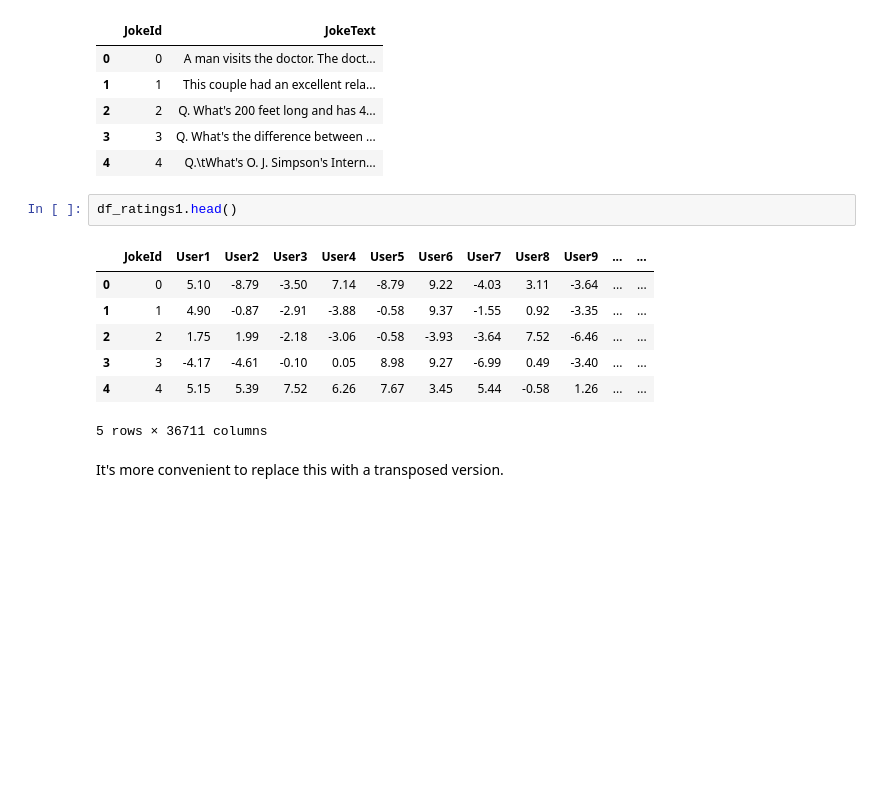
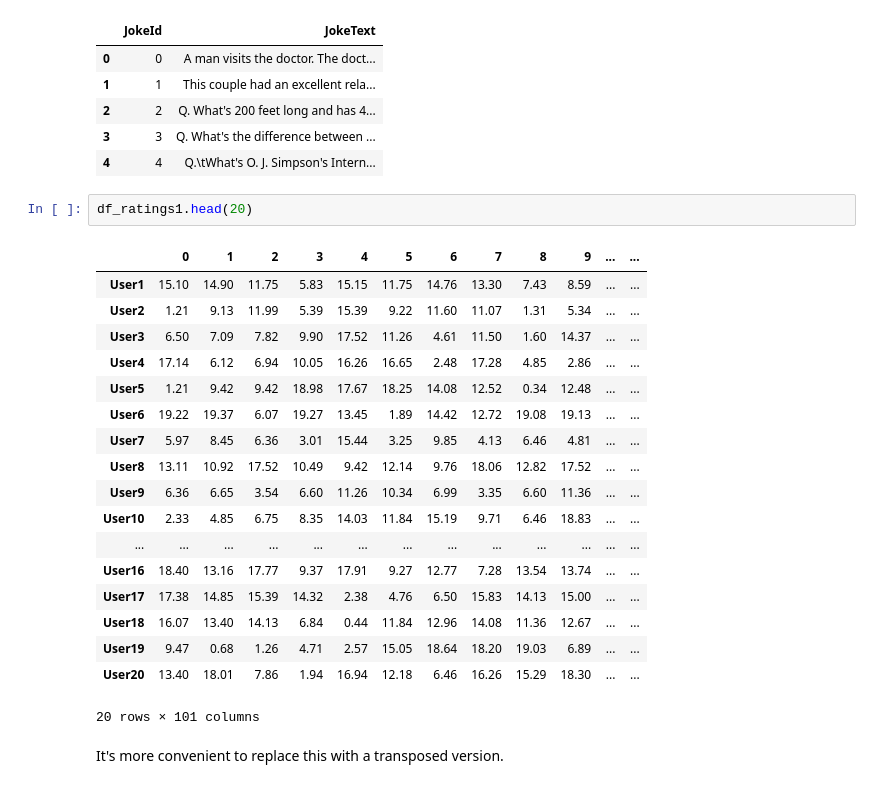
Before and after one commit to penichols10/joke_recommender, a Jupyter notebook: recommender_notebook.ipynb, the cells around one changed output. Saved outputs shown, nothing was run; the diff lists cells and outputs as text; blank space fills up the shorter version.

Commit message:
Finished code to sort jokes by recommendation.

```diff
--- a/recommender_notebook.ipynb
+++ b/recommender_notebook.ipynb
@@ -14,15 +14,26 @@ df_jokes.head()
 | 3 | 3 | Q. What's the difference between ... |
 | 4 | 4 | Q.\tWhat's O. J. Simpson's Intern... |
 # %%
-df_ratings1.head()
+df_ratings1.head(20)
 # %% [output]
-|  | JokeId | User1 | User2 | User3 | User4 | User5 | User6 | User7 | User8 | User9 | ... | ... |
-| 0 | 0 | 5.10 | -8.79 | -3.50 | 7.14 | -8.79 | 9.22 | -4.03 | 3.11 | -3.64 | ... | ... |
-| 1 | 1 | 4.90 | -0.87 | -2.91 | -3.88 | -0.58 | 9.37 | -1.55 | 0.92 | -3.35 | ... | ... |
-| 2 | 2 | 1.75 | 1.99 | -2.18 | -3.06 | -0.58 | -3.93 | -3.64 | 7.52 | -6.46 | ... | ... |
-| 3 | 3 | -4.17 | -4.61 | -0.10 | 0.05 | 8.98 | 9.27 | -6.99 | 0.49 | -3.40 | ... | ... |
-| 4 | 4 | 5.15 | 5.39 | 7.52 | 6.26 | 7.67 | 3.45 | 5.44 | -0.58 | 1.26 | ... | ... |
+|  | 0 | 1 | 2 | 3 | 4 | 5 | 6 | 7 | 8 | 9 | ... | ... |
+| User1 | 15.10 | 14.90 | 11.75 | 5.83 | 15.15 | 11.75 | 14.76 | 13.30 | 7.43 | 8.59 | ... | ... |
+| User2 | 1.21 | 9.13 | 11.99 | 5.39 | 15.39 | 9.22 | 11.60 | 11.07 | 1.31 | 5.34 | ... | ... |
+| User3 | 6.50 | 7.09 | 7.82 | 9.90 | 17.52 | 11.26 | 4.61 | 11.50 | 1.60 | 14.37 | ... | ... |
+| User4 | 17.14 | 6.12 | 6.94 | 10.05 | 16.26 | 16.65 | 2.48 | 17.28 | 4.85 | 2.86 | ... | ... |
+| User5 | 1.21 | 9.42 | 9.42 | 18.98 | 17.67 | 18.25 | 14.08 | 12.52 | 0.34 | 12.48 | ... | ... |
+| User6 | 19.22 | 19.37 | 6.07 | 19.27 | 13.45 | 1.89 | 14.42 | 12.72 | 19.08 | 19.13 | ... | ... |
+| User7 | 5.97 | 8.45 | 6.36 | 3.01 | 15.44 | 3.25 | 9.85 | 4.13 | 6.46 | 4.81 | ... | ... |
+| User8 | 13.11 | 10.92 | 17.52 | 10.49 | 9.42 | 12.14 | 9.76 | 18.06 | 12.82 | 17.52 | ... | ... |
+| User9 | 6.36 | 6.65 | 3.54 | 6.60 | 11.26 | 10.34 | 6.99 | 3.35 | 6.60 | 11.36 | ... | ... |
+| User10 | 2.33 | 4.85 | 6.75 | 8.35 | 14.03 | 11.84 | 15.19 | 9.71 | 6.46 | 18.83 | ... | ... |
+| ... | ... | ... | ... | ... | ... | ... | ... | ... | ... | ... | ... | ... |
+| User16 | 18.40 | 13.16 | 17.77 | 9.37 | 17.91 | 9.27 | 12.77 | 7.28 | 13.54 | 13.74 | ... | ... |
+| User17 | 17.38 | 14.85 | 15.39 | 14.32 | 2.38 | 4.76 | 6.50 | 15.83 | 14.13 | 15.00 | ... | ... |
+| User18 | 16.07 | 13.40 | 14.13 | 6.84 | 0.44 | 11.84 | 12.96 | 14.08 | 11.36 | 12.67 | ... | ... |
+| User19 | 9.47 | 0.68 | 1.26 | 4.71 | 2.57 | 15.05 | 18.64 | 18.20 | 19.03 | 6.89 | ... | ... |
+| User20 | 13.40 | 18.01 | 7.86 | 1.94 | 16.94 | 12.18 | 6.46 | 16.26 | 15.29 | 18.30 | ... | ... |
-5 rows × 36711 columns
+20 rows × 101 columns
 # %% [markdown]
 It's more convenient to replace this with a transposed version.
 # %%
```
Also changed, not shown: parts of 7 cells of this notebook.
